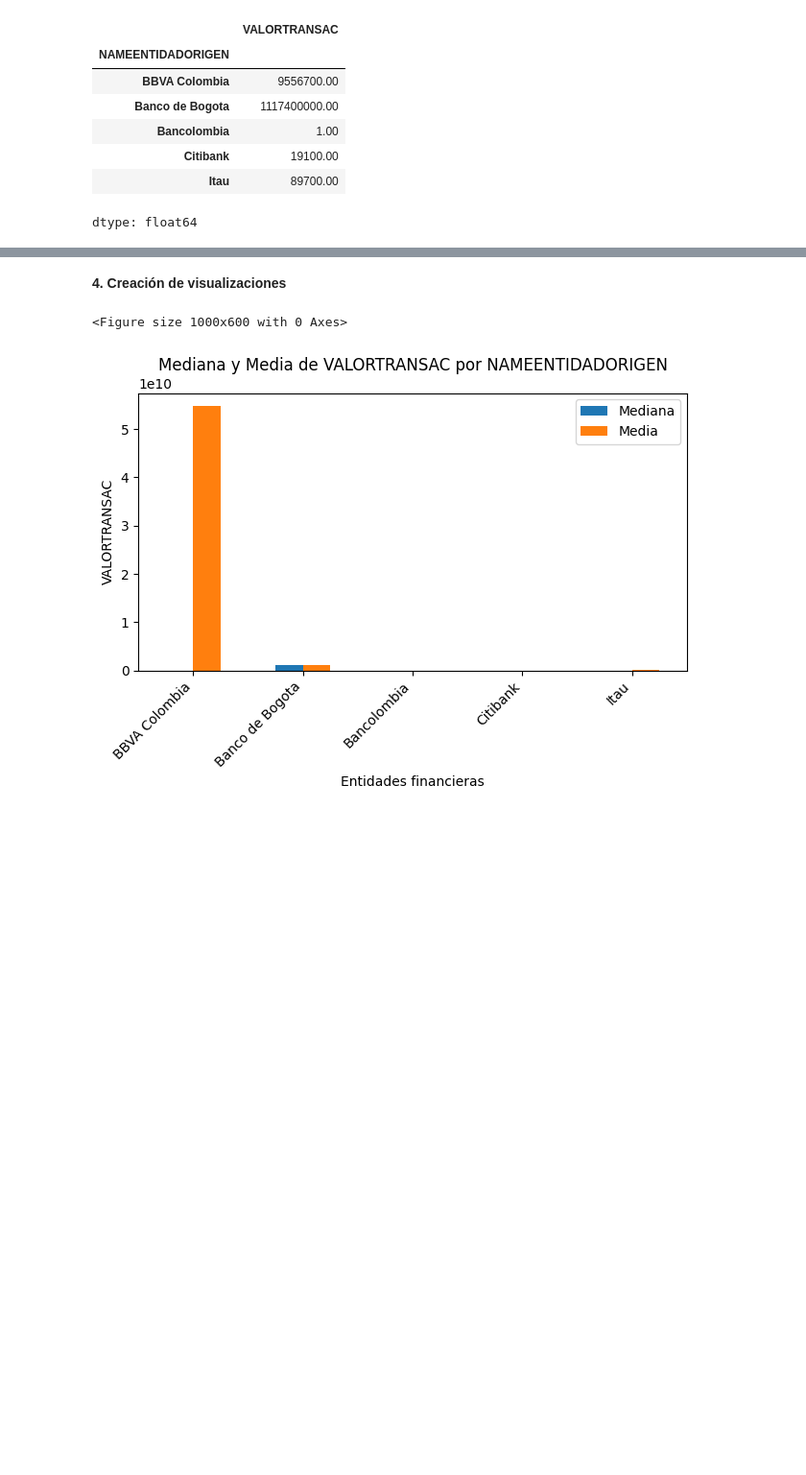
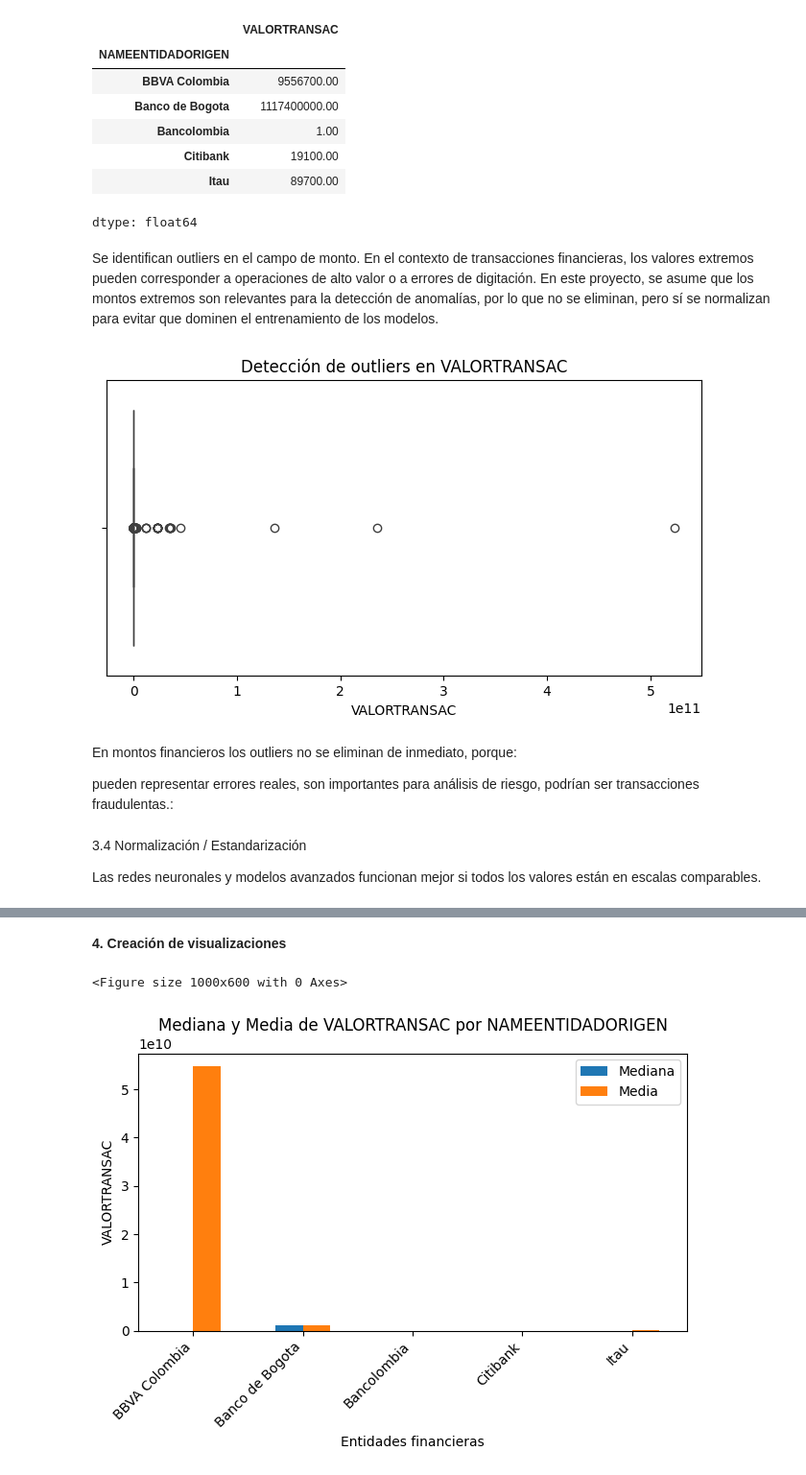
Before and after one commit to oerv13/Ibero, a Jupyter notebook: Copia_de_Exploración_visual_y_diagnóstico.ipynb, the cells around one changed output, grey strips where cells are left out. Shown at 96% size. Cells and saved outputs as stored; diff of their text form; code cells hidden in the pictures; blank space fills up the shorter version.

```diff
--- a/Copia_de_Exploración_visual_y_diagnóstico.ipynb
+++ b/Copia_de_Exploración_visual_y_diagnóstico.ipynb
@@ -142,3 +142,8 @@ np.int64(0)
 Se revisan los valores faltantes para identificar posibles problemas de calidad de datos.
 
 Dependiendo del volumen y relevancia de los nulos, se decide si se eliminan filas, se imputan valores o se dejan tal cual. En un contexto financiero, es preferible no imputar montos o códigos críticos sin criterio sólido, por lo que se opta por eliminar solo registros claramente incompletos.
+# %%
+# Eliminamos filas con valores faltantes (si la cantidad es baja).
+# Si hubiera muchos nulos, aquí se justificaría otra estrategia de imputación.
+df =  df_housing.dropna()
+print("Dimensiones después de eliminar nulos:", df.shape)
@@ -158,3 +168,27 @@ mediana
 | Citibank | 19100.00 |
 | Itau | 89700.00 |
 dtype: float64
+# %% [markdown]
+Se identifican outliers en el campo de monto. En el contexto de transacciones financieras, los valores extremos pueden corresponder a operaciones de alto valor o a errores de digitación.
+En este proyecto, se asume que los montos extremos son relevantes para la detección de anomalías, por lo que no se eliminan, pero sí se normalizan para evitar que dominen el entrenamiento de los modelos.
+# %%
+# ============================================
+# 3.3 Detección de outliers en el monto
+# ============================================
+
+plt.figure(figsize=(8, 4))
+sns.boxplot(x=df["VALORTRANSAC"])
+plt.title("Detección de outliers en VALORTRANSAC")
+plt.xlabel("VALORTRANSAC")
+plt.show()
+# %% [output]
+[figure, added]
+# %% [markdown]
+En montos financieros los outliers no se eliminan de inmediato, porque:
+
+pueden representar errores reales, son importantes para análisis de riesgo,
+podrían ser transacciones fraudulentas.:
+# %% [markdown]
+3.4 Normalización / Estandarización
+
+Las redes neuronales y modelos avanzados funcionan mejor si todos los valores están en escalas comparables.
```
Also changed, not shown: parts of 9 cells of this notebook.
